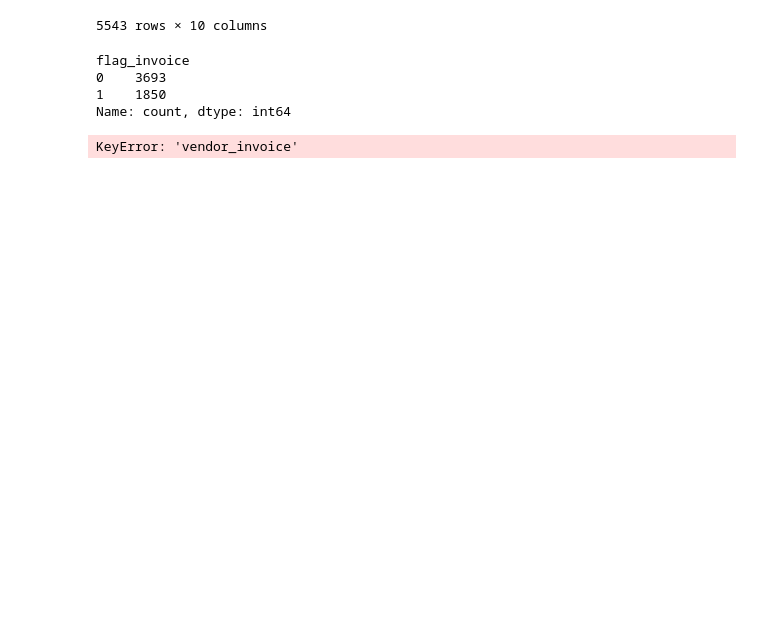
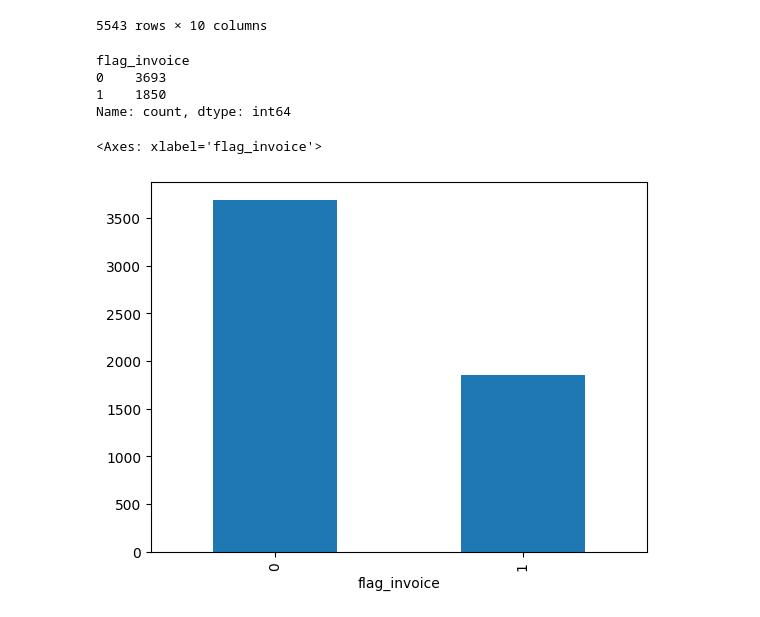
Before and after one commit to nimal-dineshm/Vendor-Invoice-Intelligence-System, a Jupyter notebook: notebooks/Invoice flagging.ipynb, the cells around one changed output. Cells and saved outputs as stored; diff of their text form; code cells hidden in the pictures; blank space fills up the shorter version.

Commit message:
Added code on the Invoice flag

```diff
--- a/notebooks/Invoice flagging.ipynb
+++ b/notebooks/Invoice flagging.ipynb
@@ -105,7 +105,7 @@ from vendor_invoice vi
 | 5542 | 437 | 3608.11 | 16.60 | 18.0 | 38.0 |
 5543 rows × 5 columns
 # %%
-pd.read_sql_query("""
+df=pd.read_sql_query("""
 WITH purchase_agg AS (
 SELECT
     p.PONumber,
@@ -208,6 +194,7 @@ flag_invoice
 1    1850
 Name: count, dtype: int64
 # %%
-df['flag_invoice'].value_counts()
+df['flag_invoice'].value_counts().plot(kind='bar')
 # %% [output]
-KeyError: 'vendor_invoice'
+<Axes: xlabel='flag_invoice'>
+[figure, added]
```
Also changed, not shown: parts of 17 cells of this notebook.
